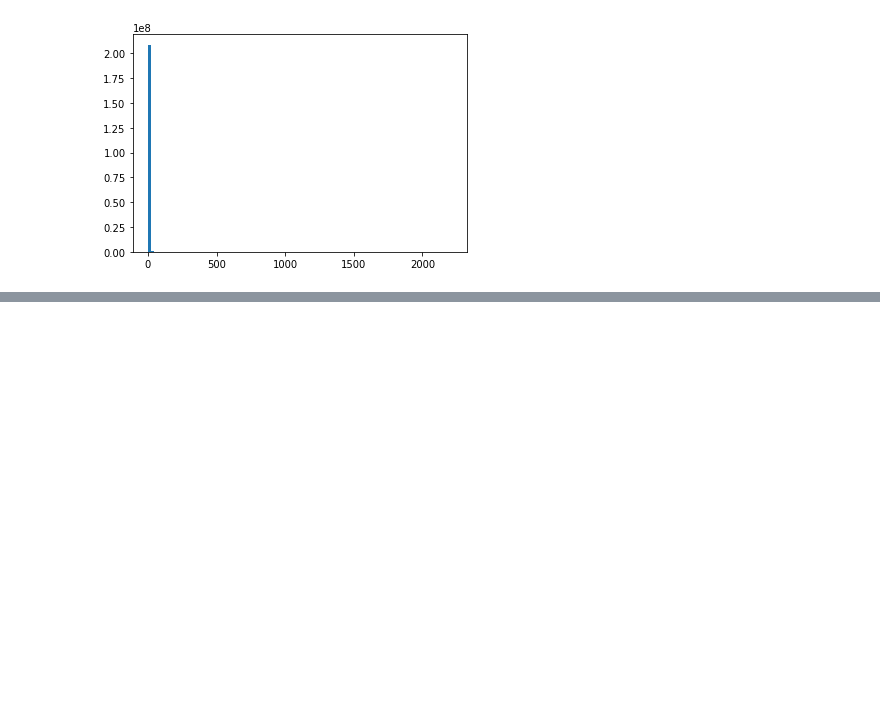
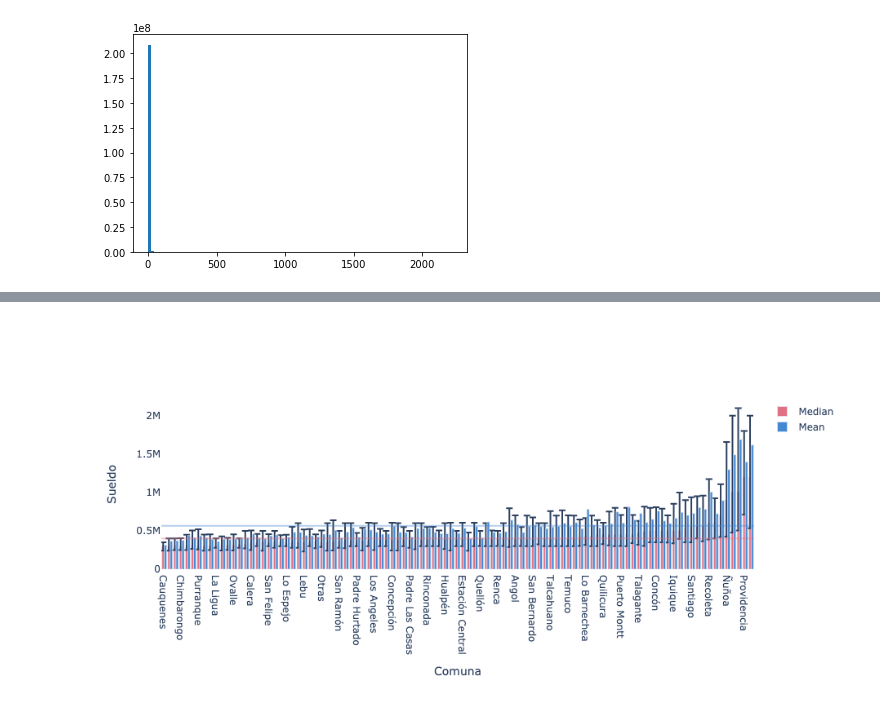
Before and after one commit to miloiturra/esi2019-modelos, a Jupyter notebook: notebooks/analisis_datos.ipynb, the cells around one changed output, grey strips where cells are left out. Cells and saved outputs as stored; diff of their text form; code cells hidden in the pictures; blank space fills up the shorter version.

```diff
--- a/notebooks/analisis_datos.ipynb
+++ b/notebooks/analisis_datos.ipynb
@@ -91,0 +151,10 @@ datos.groupby(groupos)
+# %%
+feature = "comuna"
+name = "Comuna"
+fig = dplot.marginal_dependency_plot(datos, target, feature, categorical_feature=True, lower_q=0.25, upper_q=0.75,
+                                     yaxis_title='Sueldo', xaxis_title=name)
+
+py.plot(fig, filename=f"mean_median_sueldo_{feature}", auto_open=True)
+fig.show()
+# %% [output]
+[figure, added]
```
Also changed, not shown: parts of 21 cells of this notebook, 3 other files.
